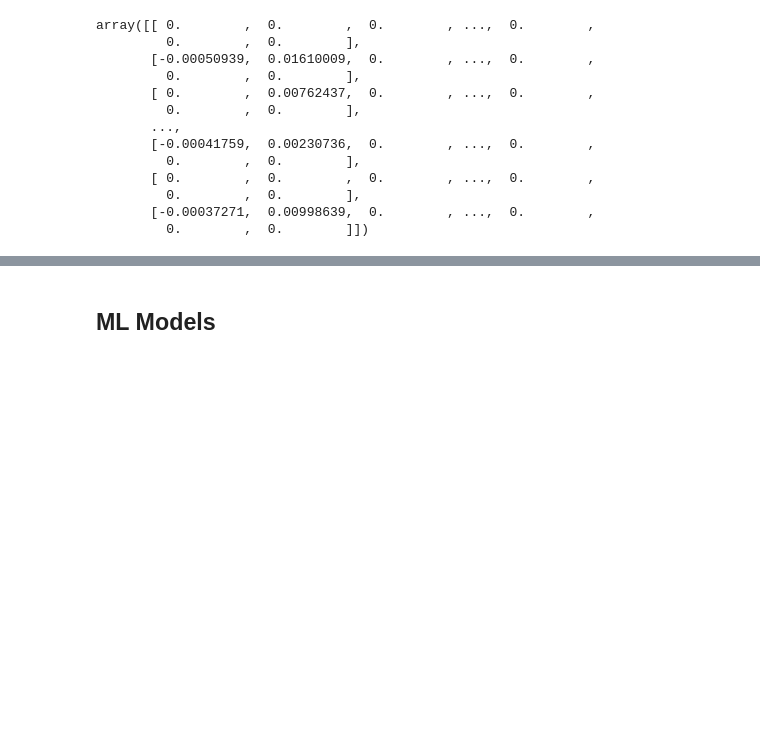
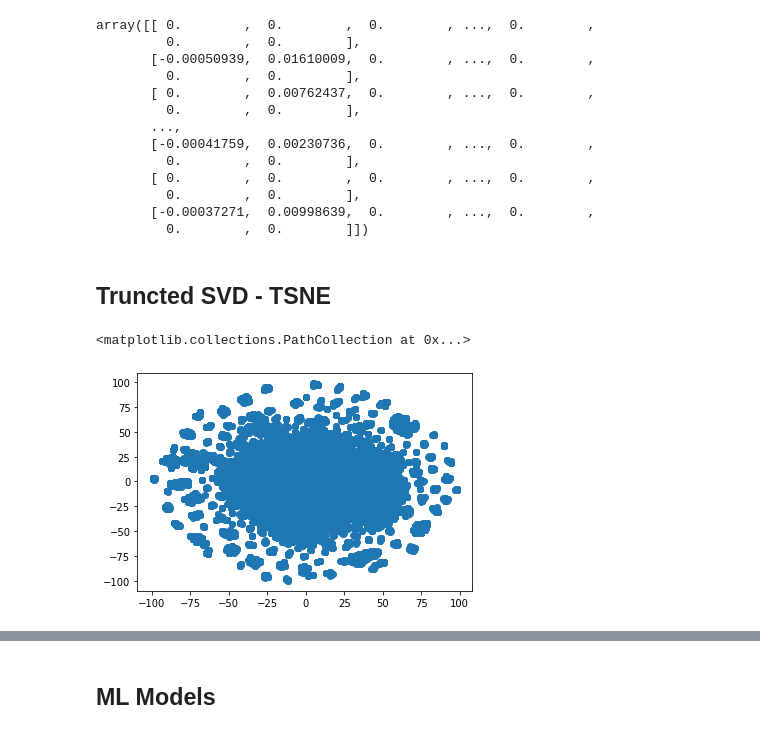
Before and after one commit to mikongame/Module-3-Project-2-ML-Fraud-Detection, a Jupyter notebook: your-code/text_manipulation.ipynb, the cells around one changed output, grey strips where cells are left out. Saved outputs shown, nothing was run; the diff lists cells and outputs as text; code cells hidden in the pictures; blank space fills up the shorter version.

```diff
--- a/your-code/text_manipulation.ipynb
+++ b/your-code/text_manipulation.ipynb
@@ -165,3 +167,5 @@ array([[ 0.        ,  0.        ,  0.        , ...,  0.        ,
 
 transformer.fit(tfidf_offer[0:1000].toarray())
 offer_transformed = transformer.transform(tfidf_offer[0:1000].toarray())
+# %% [markdown]
+## Truncted SVD - TSNE
@@ -167,0 +197,5 @@ offer_transformed = transformer.transform(tfidf_offer[0:1000].toarray())
+# %%
+plt.scatter(X_tsne[:,0], X_tsne[:,1], )
+# %% [output]
+<matplotlib.collections.PathCollection at 0x...>
+[figure, added]
```
Also changed, not shown: parts of 27 cells of this notebook.
